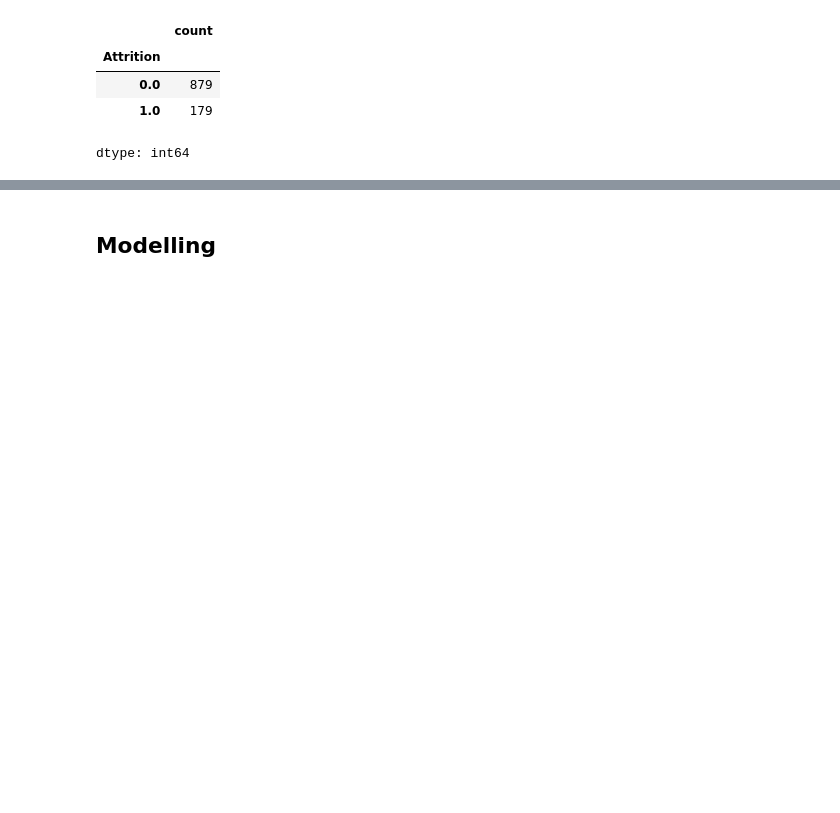
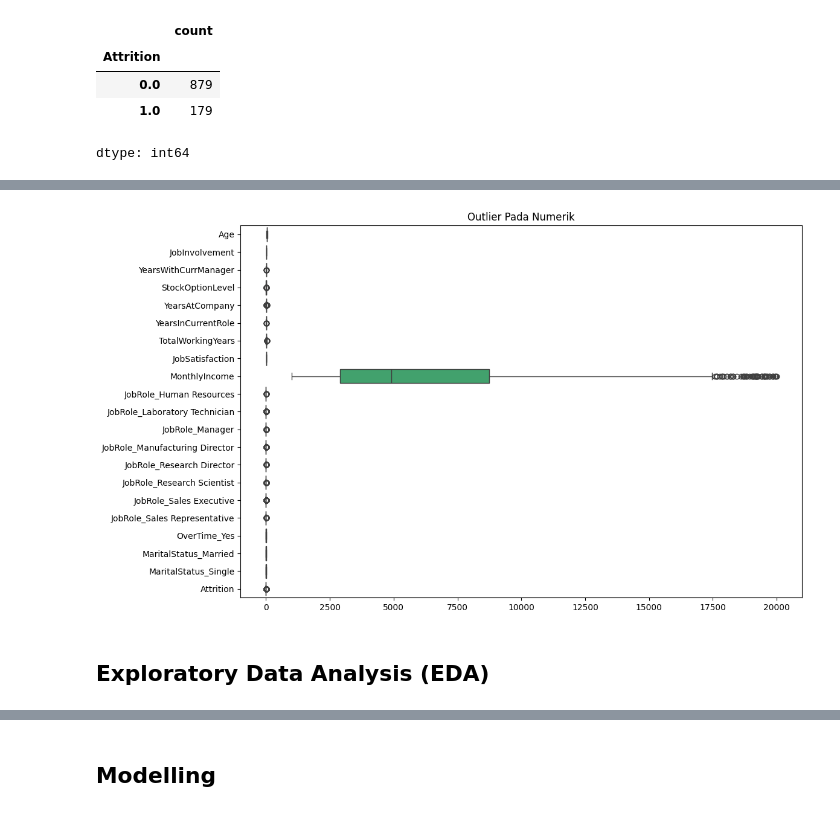
Before and after one commit to mazhrf/submission_hr, a Jupyter notebook: notebook.ipynb, the cells around one changed output, grey strips where cells are left out. Drawn from its saved outputs; the diff is of its cells as text; code cells hidden in the pictures; blank space fills up the shorter version.

```diff
--- a/notebook.ipynb
+++ b/notebook.ipynb
@@ -418,0 +270,5 @@ X_train = st.fit_transform(X_train)
+# %%
+import_cat = ['JobRole', 'OverTime', 'MaritalStatus']
+import_num = ['Age', 'JobInvolvement', 'YearsWithCurrManager', 'StockOptionLevel', 'YearsAtCompany', 'YearsInCurrentRole', 'TotalWorkingYears', 'JobSatisfaction', 'MonthlyIncome']
+
+features_df = df[import_cat + import_num + ['Attrition']]
@@ -418,0 +297,20 @@ X_train = st.fit_transform(X_train)
+# %%
+onho_enc = OneHotEncoder(drop='first', dtype=int, sparse_output=False, handle_unknown='ignore')
+enc_cat = onho_enc.fit_transform(features_df[import_cat])
+enc_cat_cols = onho_enc.get_feature_names_out(import_cat)
+
+encoded_df = pd.DataFrame(enc_cat, columns=enc_cat_cols, index=features_df.index)
+num_cols = features_df.drop(columns=import_cat + ['Attrition']).columns
+
+features_df_final = pd.concat([
+    features_df[num_cols], encoded_df, features_df['Attrition']
+], axis=1)
+# %%
+plt.figure(figsize=(12, 8))
+sns.boxplot(data=features_df_final.select_dtypes(include=np.number), orient='h')
+plt.title("Outlier Pada Numerik")
+plt.show()
+# %% [output]
+[figure, added]
+# %% [markdown]
+## **Exploratory Data Analysis (EDA)**
```
Also changed, not shown: parts of 86 cells of this notebook, 5 other files.
